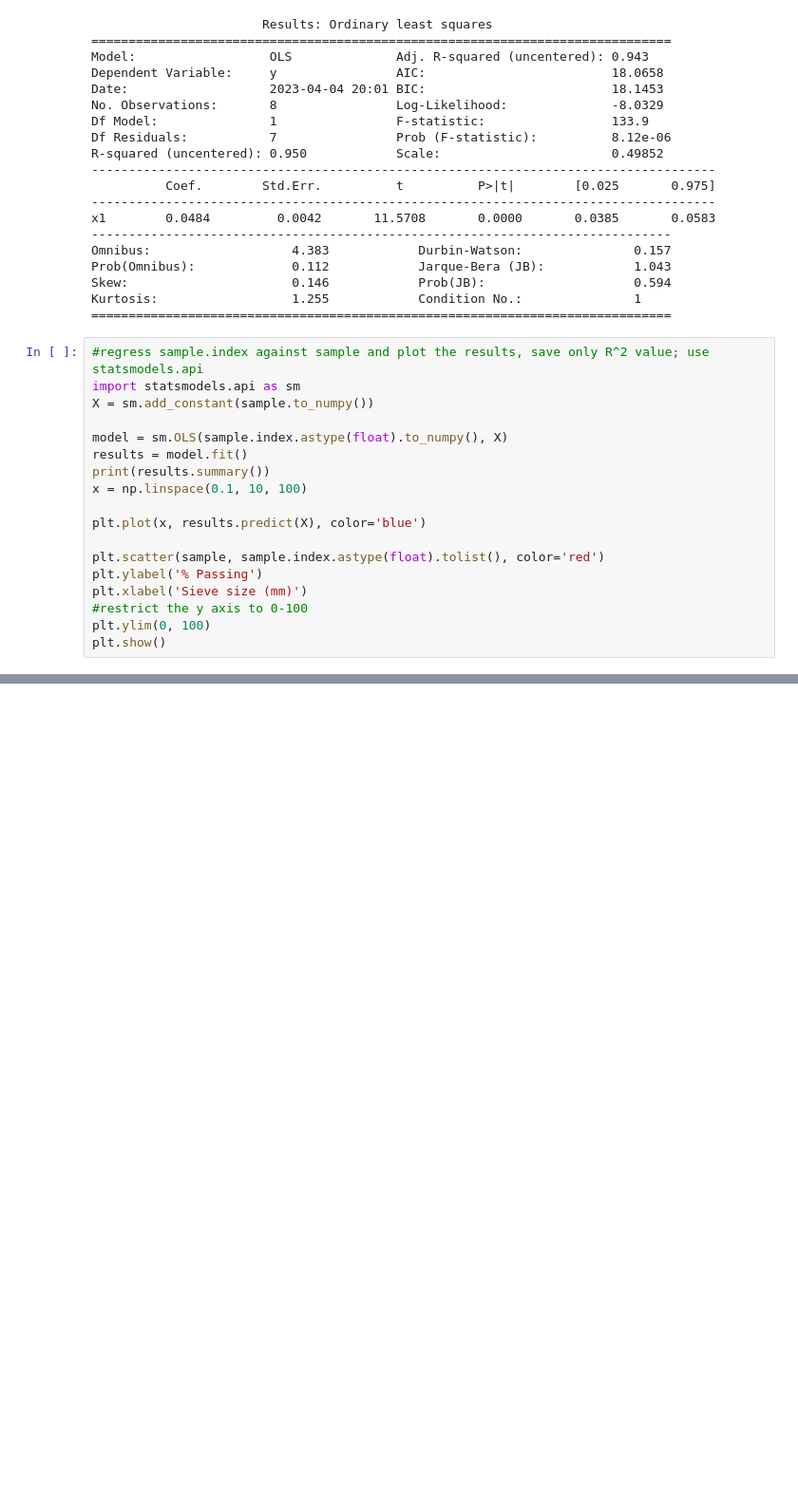
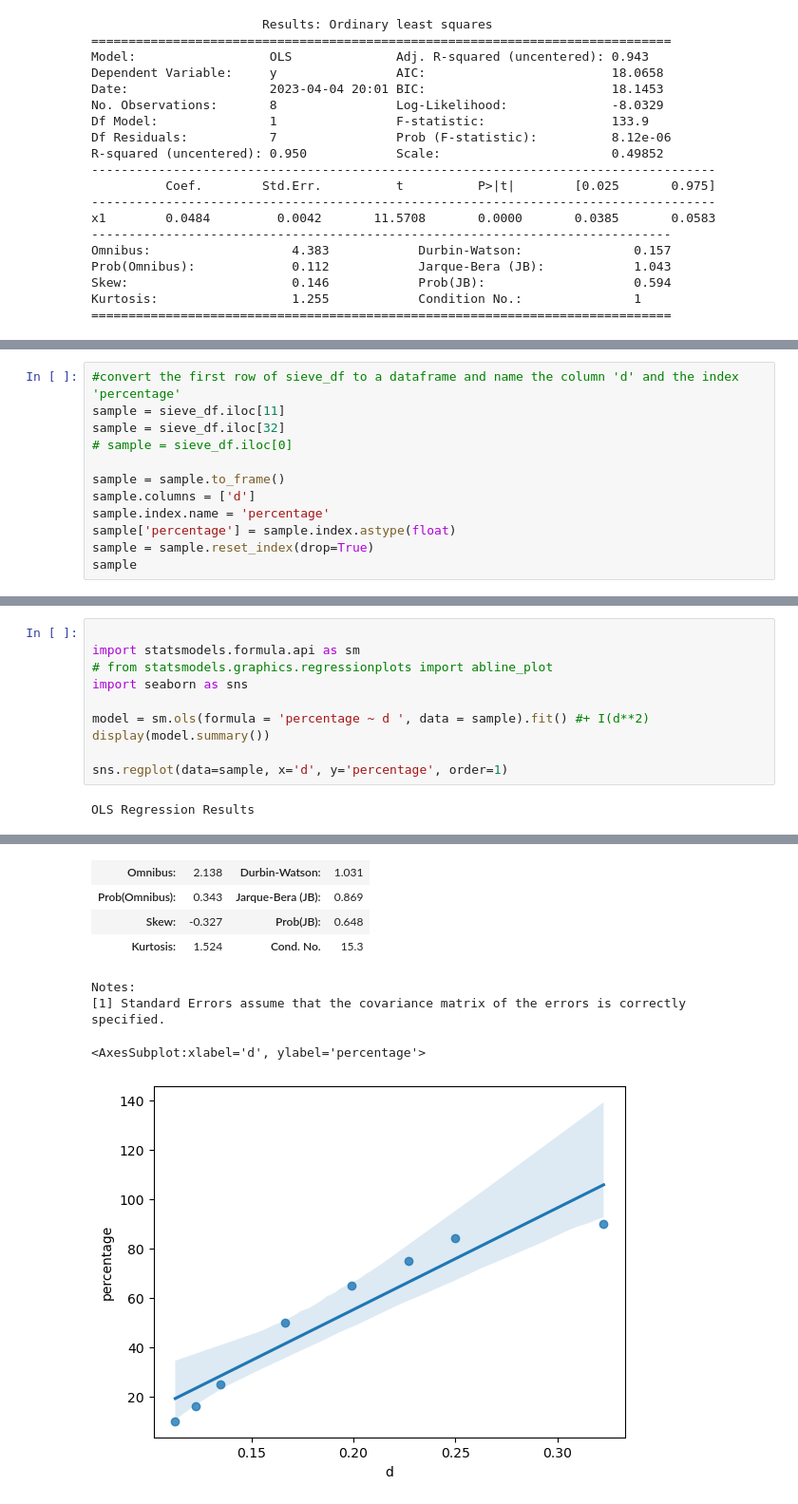
Before and after one commit to BerkeleySandProject/py-sand-mapping, a Jupyter notebook: groundtruths/sedinet/sedinet_gt.ipynb, the cells around one changed output, grey strips where cells are left out. Shown at 95% size. Cells and saved outputs as stored; diff of their text form; blank space fills up the shorter version.

```diff
--- a/groundtruths/sedinet/sedinet_gt.ipynb
+++ b/groundtruths/sedinet/sedinet_gt.ipynb
@@ -440,21 +387,3 @@ Prob(Omnibus):             0.112            Jarque-Bera (JB):            1.043
 Skew:                      0.146            Prob(JB):                    0.594
 Kurtosis:                  1.255            Condition No.:               1
 ==============================================================================
-# %%
-#regress sample.index against sample and plot the results, save only R^2 value; use statsmodels.api
-import statsmodels.api as sm
-X = sm.add_constant(sample.to_numpy())
-
-model = sm.OLS(sample.index.astype(float).to_numpy(), X)
-results = model.fit()
-print(results.summary())
-x = np.linspace(0.1, 10, 100)
-
-plt.plot(x, results.predict(X), color='blue')
-
-plt.scatter(sample, sample.index.astype(float).tolist(), color='red')
-plt.ylabel('% Passing')
-plt.xlabel('Sieve size (mm)')
-#restrict the y axis to 0-100
-plt.ylim(0, 100)
-plt.show()
@@ -480,0 +396,12 @@ ValueError: x and y must have same first dimension, but have shapes (100,) and (
+# %%
+#convert the first row of sieve_df to a dataframe and name the column 'd' and the index 'percentage'
+sample = sieve_df.iloc[11]
+sample = sieve_df.iloc[32]
+# sample = sieve_df.iloc[0]
+
+sample = sample.to_frame()
+sample.columns = ['d']
+sample.index.name = 'percentage'
+sample['percentage'] = sample.index.astype(float)
+sample = sample.reset_index(drop=True)
+sample
@@ -480,0 +418,12 @@ ValueError: x and y must have same first dimension, but have shapes (100,) and (
+# %%
+
+import statsmodels.formula.api as sm
+# from statsmodels.graphics.regressionplots import abline_plot
+import seaborn as sns
+
+model = sm.ols(formula = 'percentage ~ d ', data = sample).fit() #+ I(d**2)
+display(model.summary())
+
+sns.regplot(data=sample, x='d', y='percentage', order=1)
+# %% [output]
+OLS Regression Results
@@ -480,0 +442,8 @@ ValueError: x and y must have same first dimension, but have shapes (100,) and (
+| Omnibus: | 2.138 | Durbin-Watson: | 1.031 |
+| Prob(Omnibus): | 0.343 | Jarque-Bera (JB): | 0.869 |
+| Skew: | -0.327 | Prob(JB): | 0.648 |
+| Kurtosis: | 1.524 | Cond. No. | 15.3 |
+Notes:
+[1] Standard Errors assume that the covariance matrix of the errors is correctly specified.
+<AxesSubplot:xlabel='d', ylabel='percentage'>
+[figure, added]
```
Also changed, not shown: parts of 23 cells of this notebook, 1 other file.
